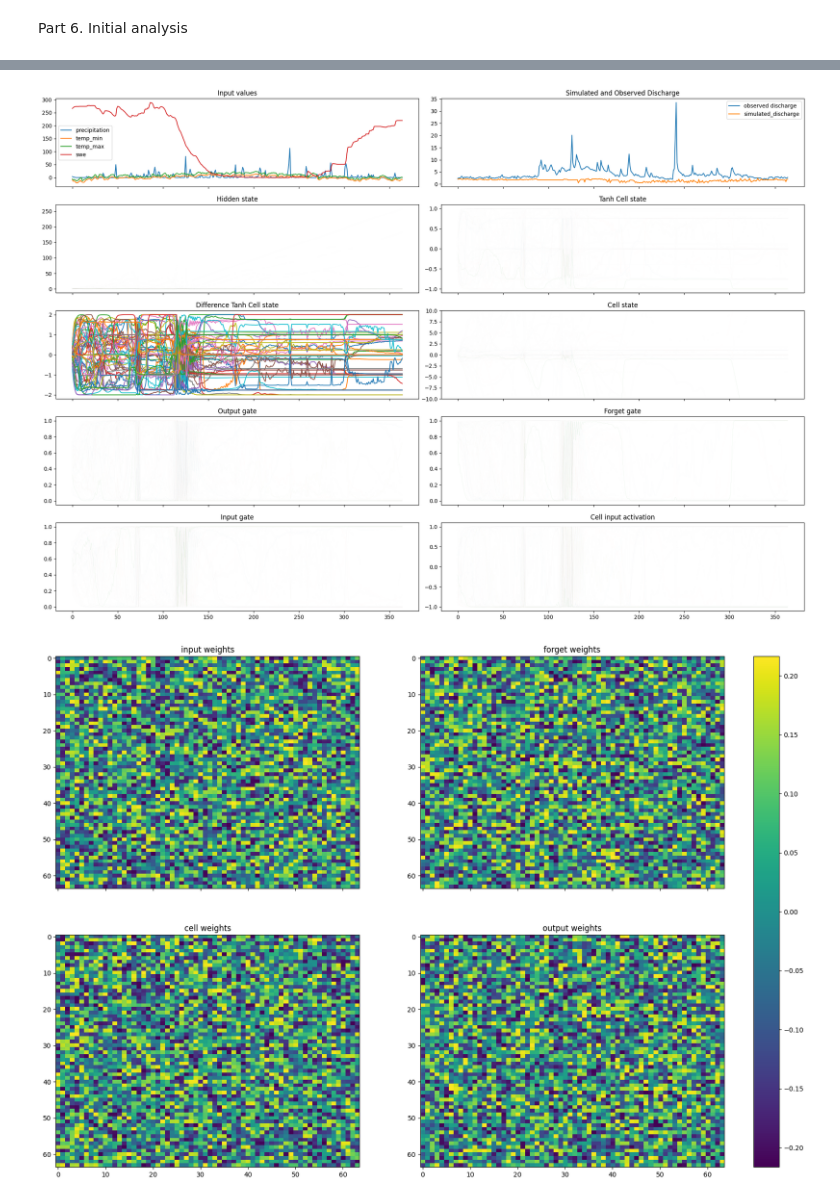
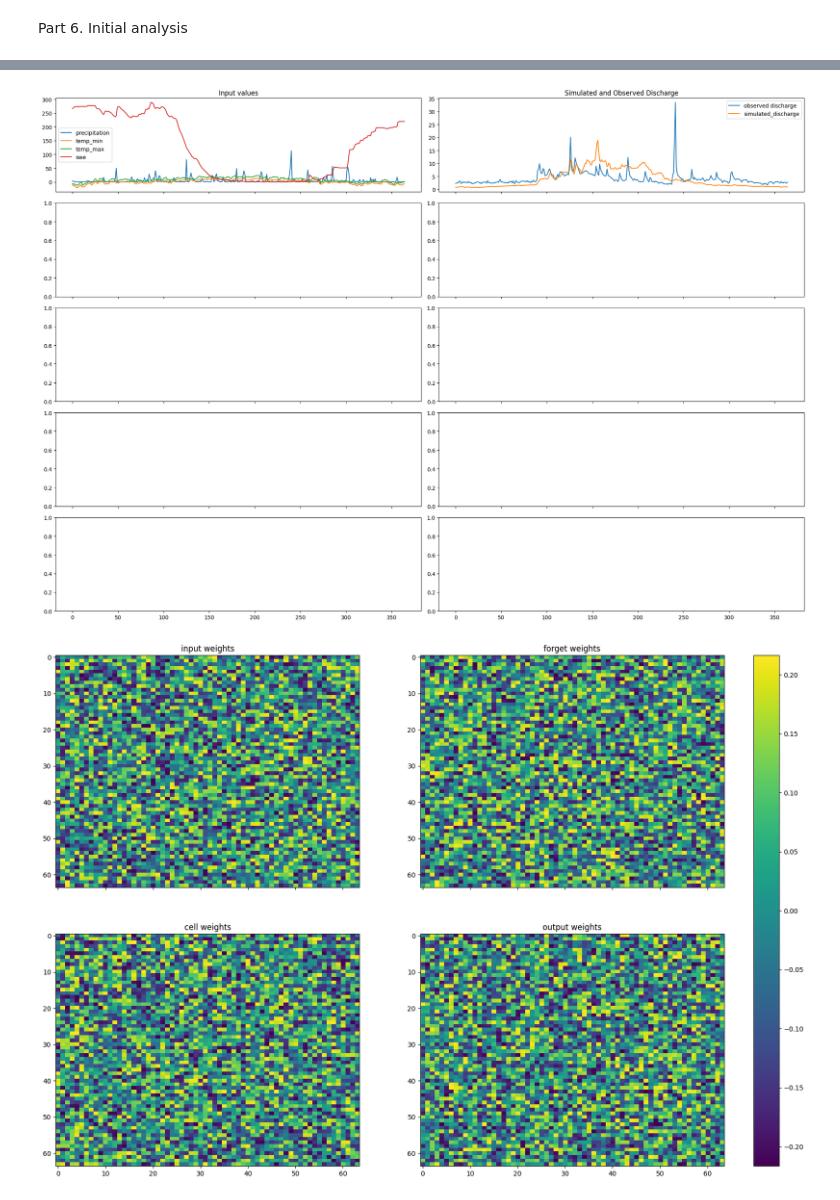
Before and after one commit to sanikabaste/Hy2DL, a Jupyter notebook: Hy2DL/experiments/LSTM_CAMELS_CH_transformer_we_nh.ipynb, the cells around one changed output, grey strips where cells are left out. Saved outputs shown, nothing was run; the diff lists cells and outputs as text; code cells hidden in the pictures.

```diff
--- a/Hy2DL/experiments/LSTM_CAMELS_CH_transformer_we_nh.ipynb
+++ b/Hy2DL/experiments/LSTM_CAMELS_CH_transformer_we_nh.ipynb
@@ -933,15 +933,11 @@ with torch.no_grad():
             y_sim = pred["y_hat"]* dataset.scaler["y_std"].to(device) + dataset.scaler["y_mean"].to(device)
 
             # join results in a dataframe and store them in a dictionary (is easier to plot later)
-            # _output = {"h_n": pred["h_n"].cpu().detach(),
-            #                     "c_n": pred["c_n"].cpu().detach(),
-            #                     "i":pred["i"].cpu().detach(),
-            #                     "f":pred["f"].cpu().detach(),
-            #                     "g":pred["g"].cpu().detach(),
-            #                     "o":pred["o"].cpu().detach(),
-            #                     "y_hat":y_sim.cpu().detach()}
+            _output = {"y_obs": sample["y_obs"].flatten().cpu().detach(),
+                               "y_hat": pred["y_hat"].flatten().cpu().detach(),
+                                "y_sim": y_sim.flatten().cpu().detach()}
 
-            # inspectmodel_output.append(_output)
+            inspectmodel_output.append(_output)
 
             df = pd.DataFrame({"y_obs": sample["y_obs"].flatten().cpu().detach(),
                                "y_hat": pred["y_hat"].flatten().cpu().detach(),
@@ -953,7 +949,7 @@ with torch.no_grad():
             del pred, y_sim
             torch.cuda.empty_cache()
 
-        # inspect_results_states[basin] = inspectmodel_output
+        inspect_results_states[basin] = inspectmodel_output
         inspect_results[basin] = df_ts
 
         # Save results as a pickle file
@@ -1016,6 +999,6 @@ plt.show()
 # %%
 # Plot simulated and observed discharges
-basin_to_analyze = "2500"
+basin_to_analyze = "2346"
 
 plt.plot(inspect_results[basin_to_analyze]["y_obs"], label="observed", color=color_palette["observed"])
 plt.plot(inspect_results[basin_to_analyze]["y_sim"], label="simulated", alpha=0.5, color=color_palette["simulated"])
@@ -1046,63 +1029,63 @@ plt.show()
 # %%
 inspectmodel_states = inspect_results_states[basin_to_analyze]
-weights_linear, _ = lstm_model.linear.state_dict().items()
+# weights_linear, _ = lstm_model.linear.state_dict().items()
 
 f, ax = plt.subplots(5, 2, figsize=(20, 14), sharex=True)
 idx = 850
 sl = model_hyper_parameters["seq_length"]
 
 # observed input feature values
 ax[0,0].set_title('Input values')
 x_d_ = dataset.sequence_data[entity]['x_d'][:, 0:5]*dataset.scaler['x_d_std']+dataset.scaler['x_d_mean']
 ax[0,0].plot(x_d_[idx:idx+sl, 0], label='precipitation')
 ax[0,0].plot(x_d_[idx:idx+sl, 1], label='temp_min')
 ax[0,0].plot(x_d_[idx:idx+sl, 2], label='temp_max')
 # ax[0,0].plot(x_d_[idx:idx+sl, 3], label='sun_dur')
 ax[0,0].plot(x_d_[idx:idx+sl, 4], label='swe')
 ax[0,0].legend()
 
 ax[0,1].set_title('Simulated and Observed Discharge')
 y_obs = dataset.sequence_data[entity]['y_obs'][:]
 ax[0,1].plot(y_obs[idx:idx+sl], label='observed discharge', color=color_palette["observed"])
-ax[0,1].plot(inspectmodel_states[0]['y_hat'][idx-sl:idx, :].numpy(), label='simulated_discharge', color=color_palette["simulated"])
+ax[0,1].plot(inspectmodel_states[0]['y_sim'][idx-sl:idx], label='simulated_discharge', color=color_palette["simulated"])
 ax[0,1].legend()
 
-ax[1,0].set_title('Hidden state')
-for l in range(inspectmodel_states[0]['h_n'].shape[2]):
-    ax[1,0].plot(abs(inspectmodel_states[0]['h_n'][idx, :, l]).numpy(), linewidth=abs(weights_linear[1][0][l].cpu().numpy()))
+# ax[1,0].set_title('Hidden state')
+# for l in range(inspectmodel_states[0]['h_n'].shape[2]):
+#     ax[1,0].plot(abs(inspectmodel_states[0]['h_n'][idx, :, l]).numpy(), linewidth=abs(weights_linear[1][0][l].cpu().numpy()))
 
-ax[1,1].set_title('Tanh Cell state')
-for l in range(inspectmodel_states[0]['h_n'].shape[2]):
-    ax[1,1].plot((np.tanh(inspectmodel_states[0]['c_n'][idx, :, l].numpy())), linewidth=abs(weights_linear[1][0][l].cpu().numpy()))
+# ax[1,1].set_title('Tanh Cell state')
+# for l in range(inspectmodel_states[0]['h_n'].shape[2]):
+#     ax[1,1].plot((np.tanh(inspectmodel_states[0]['c_n'][idx, :, l].numpy())), linewidth=abs(weights_linear[1][0][l].cpu().numpy()))
 
-ax[2,0].set_title('Difference Tanh Cell state')
-ax[2,0].plot(np.diff(np.tanh(inspectmodel_states[0]['c_n'][idx, :, :].numpy())))
-# ax[2,1].set_xlim([22, 35])
+# ax[2,0].set_title('Difference Tanh Cell state')
+# ax[2,0].plot(np.diff(np.tanh(inspectmodel_states[0]['c_n'][idx, :, :].numpy())))
+# # ax[2,1].set_xlim([22, 35])
 
-ax[2,1].set_title('Cell state')
-for l in range(inspectmodel_states[0]['h_n'].shape[2]):
-    ax[2,1].plot(inspectmodel_states[0]['c_n'][idx, :, l].numpy(), linewidth=abs(weights_linear[1][0][l].cpu().numpy()))
-ax[2,1].set_ylim([-10, 10])
+# ax[2,1].set_title('Cell state')
+# for l in range(inspectmodel_states[0]['h_n'].shape[2]):
+#     ax[2,1].plot(inspectmodel_states[0]['c_n'][idx, :, l].numpy(), linewidth=abs(weights_linear[1][0][l].cpu().numpy()))
+# ax[2,1].set_ylim([-10, 10])
 
-ax[3,0].set_title('Output gate')
-for l in range(inspectmodel_states[0]['h_n'].shape[2]):
-    ax[3,0].plot(torch.sigmoid(inspectmodel_states[0]['o'][idx, :, l]).numpy(), linewidth=abs(weights_linear[1][0][l].cpu().numpy()))
+# ax[3,0].set_title('Output gate')
+# for l in range(inspectmodel_states[0]['h_n'].shape[2]):
+#     ax[3,0].plot(torch.sigmoid(inspectmodel_states[0]['o'][idx, :, l]).numpy(), linewidth=abs(weights_linear[1][0][l].cpu().numpy()))
 
-ax[3,1].set_title('Forget gate')
-for l in range(inspectmodel_states[0]['h_n'].shape[2]):
-    ax[3,1].plot(torch.sigmoid(inspectmodel_states[0]['f'][idx, :, l]).numpy(), linewidth=abs(weights_linear[1][0][l].cpu().numpy()))
+# ax[3,1].set_title('Forget gate')
+# for l in range(inspectmodel_states[0]['h_n'].shape[2]):
+#     ax[3,1].plot(torch.sigmoid(inspectmodel_states[0]['f'][idx, :, l]).numpy(), linewidth=abs(weights_linear[1][0][l].cpu().numpy()))
 
-ax[4,0].set_title('Input gate')
-for l in range(inspectmodel_states[0]['h_n'].shape[2]):
-    ax[4,0].plot(torch.sigmoid(inspectmodel_states[0]['i'][idx, :, l]).numpy(), linewidth=abs(weights_linear[1][0][l].cpu().numpy()))
+# ax[4,0].set_title('Input gate')
+# for l in range(inspectmodel_states[0]['h_n'].shape[2]):
+#     ax[4,0].plot(torch.sigmoid(inspectmodel_states[0]['i'][idx, :, l]).numpy(), linewidth=abs(weights_linear[1][0][l].cpu().numpy()))
 
-ax[4,1].set_title('Cell input activation')
-for l in range(inspectmodel_states[0]['h_n'].shape[2]):
-    ax[4,1].plot(torch.tanh(inspectmodel_states[0]['g'][idx, :, l]).numpy(), linewidth=abs(weights_linear[1][0][l].cpu().numpy()))
+# ax[4,1].set_title('Cell input activation')
+# for l in range(inspectmodel_states[0]['h_n'].shape[2]):
+#     ax[4,1].plot(torch.tanh(inspectmodel_states[0]['g'][idx, :, l]).numpy(), linewidth=abs(weights_linear[1][0][l].cpu().numpy()))
 
 plt.tight_layout()
 # %% [output]
-[figure, old version]
+[figure, new version]
 # %%
 n_hs = model_hyper_parameters["hidden_size"]
 w_ii, w_if, w_ig, w_io = torch.split(lstm_model_inspect.cell.w_hh, lstm_model_inspect.cell.w_ih.size(0) // 4, dim=0)
```
Also changed, not shown: parts of 6 cells of this notebook, 1 other file.
